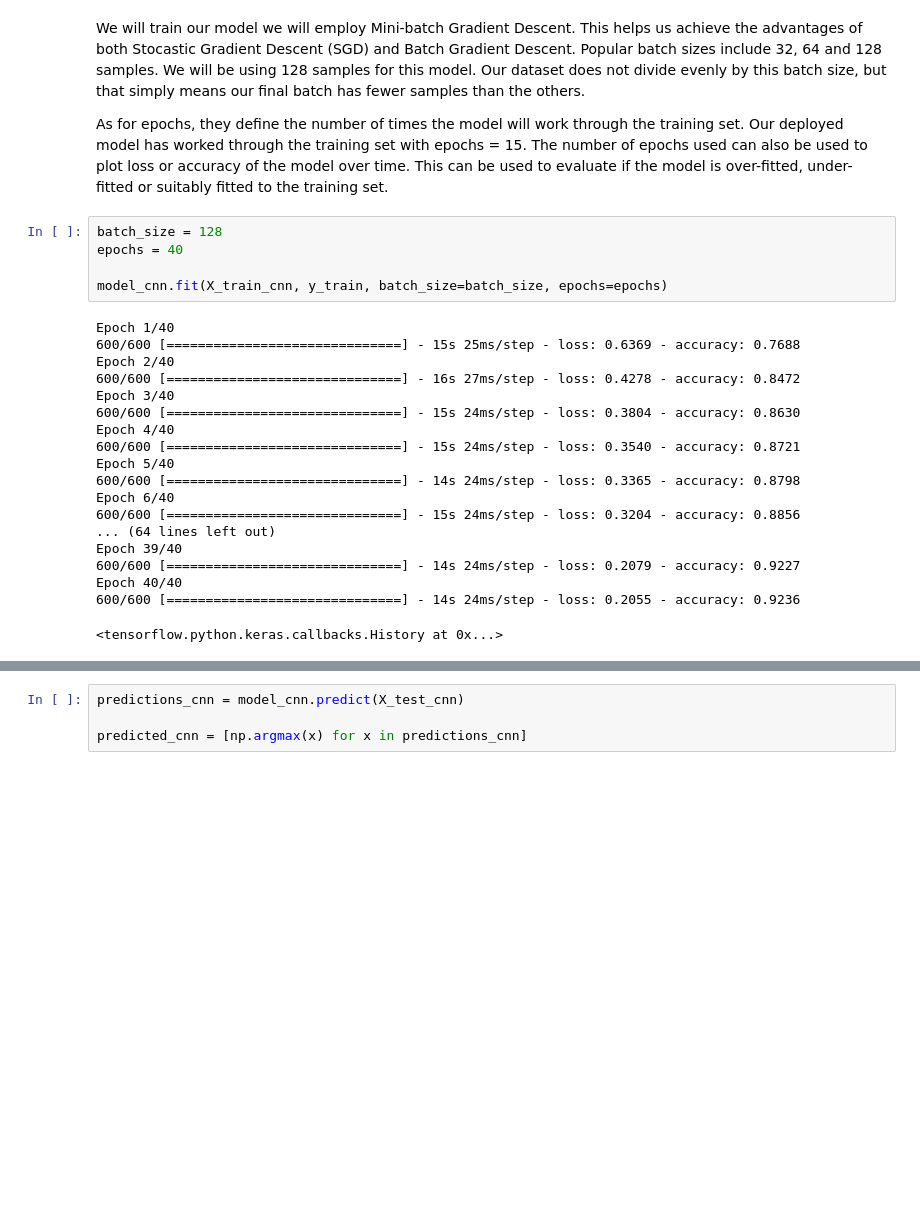
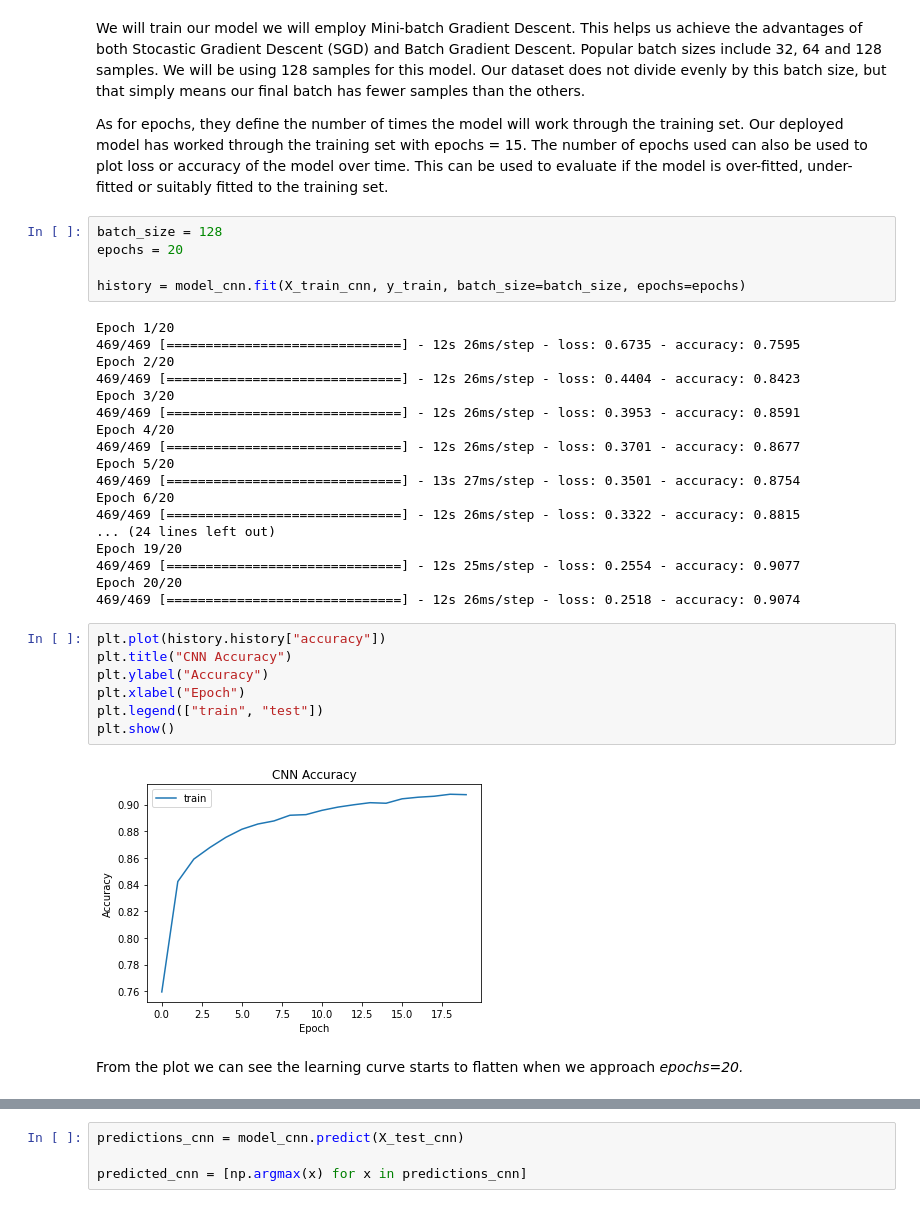
Before and after one commit to MrHencke/DAT158-ML-Oblig2-ML, a Jupyter notebook: main.ipynb, the cells around one changed output, grey strips where cells are left out. Drawn from its saved outputs; the diff is of its cells as text; blank space fills up the shorter version.

```diff
--- a/main.ipynb
+++ b/main.ipynb
@@ -519,28 +519,38 @@ We will train our model we will employ Mini-batch Gradient Descent. This helps u
 As for epochs, they define the number of times the model will work through the training set. Our deployed model has worked through the training set with epochs = 15. The number of epochs used can also be used to plot loss or accuracy of the model over time. This can be used to evaluate if the model is over-fitted, under-fitted or suitably fitted to the training set.
 # %%
 batch_size = 128
-epochs = 40
+epochs = 20
 
-model_cnn.fit(X_train_cnn, y_train, batch_size=batch_size, epochs=epochs)
+history = model_cnn.fit(X_train_cnn, y_train, batch_size=batch_size, epochs=epochs)
 # %% [output]
-Epoch 1/40
-600/600 [==============================] - 15s 25ms/step - loss: 0.6369 - accuracy: 0.7688
-Epoch 2/40
-600/600 [==============================] - 16s 27ms/step - loss: 0.4278 - accuracy: 0.8472
-Epoch 3/40
-600/600 [==============================] - 15s 24ms/step - loss: 0.3804 - accuracy: 0.8630
-Epoch 4/40
-600/600 [==============================] - 15s 24ms/step - loss: 0.3540 - accuracy: 0.8721
-Epoch 5/40
-600/600 [==============================] - 14s 24ms/step - loss: 0.3365 - accuracy: 0.8798
-Epoch 6/40
-600/600 [==============================] - 15s 24ms/step - loss: 0.3204 - accuracy: 0.8856
-... (64 lines left out)
-Epoch 39/40
-600/600 [==============================] - 14s 24ms/step - loss: 0.2079 - accuracy: 0.9227
-Epoch 40/40
-600/600 [==============================] - 14s 24ms/step - loss: 0.2055 - accuracy: 0.9236
+Epoch 1/20
+469/469 [==============================] - 12s 26ms/step - loss: 0.6735 - accuracy: 0.7595
+Epoch 2/20
+469/469 [==============================] - 12s 26ms/step - loss: 0.4404 - accuracy: 0.8423
+Epoch 3/20
+469/469 [==============================] - 12s 26ms/step - loss: 0.3953 - accuracy: 0.8591
+Epoch 4/20
+469/469 [==============================] - 12s 26ms/step - loss: 0.3701 - accuracy: 0.8677
+Epoch 5/20
+469/469 [==============================] - 13s 27ms/step - loss: 0.3501 - accuracy: 0.8754
+Epoch 6/20
+469/469 [==============================] - 12s 26ms/step - loss: 0.3322 - accuracy: 0.8815
+... (24 lines left out)
+Epoch 19/20
+469/469 [==============================] - 12s 25ms/step - loss: 0.2554 - accuracy: 0.9077
+Epoch 20/20
+469/469 [==============================] - 12s 26ms/step - loss: 0.2518 - accuracy: 0.9074
-<tensorflow.python.keras.callbacks.History at 0x...>
+# %%
+plt.plot(history.history["accuracy"])
+plt.title("CNN Accuracy")
+plt.ylabel("Accuracy")
+plt.xlabel("Epoch")
+plt.legend(["train", "test"])
+plt.show()
+# %% [output]
+[figure, added]
+# %% [markdown]
+From the plot we can see the learning curve starts to flatten when we approach <i>epochs=20.</i>
 # %%
 test_loss, test_acc = model_cnn.evaluate(X_test_cnn, y_test)
 # %% [output]
```
Also changed, not shown: parts of 13 cells of this notebook.
